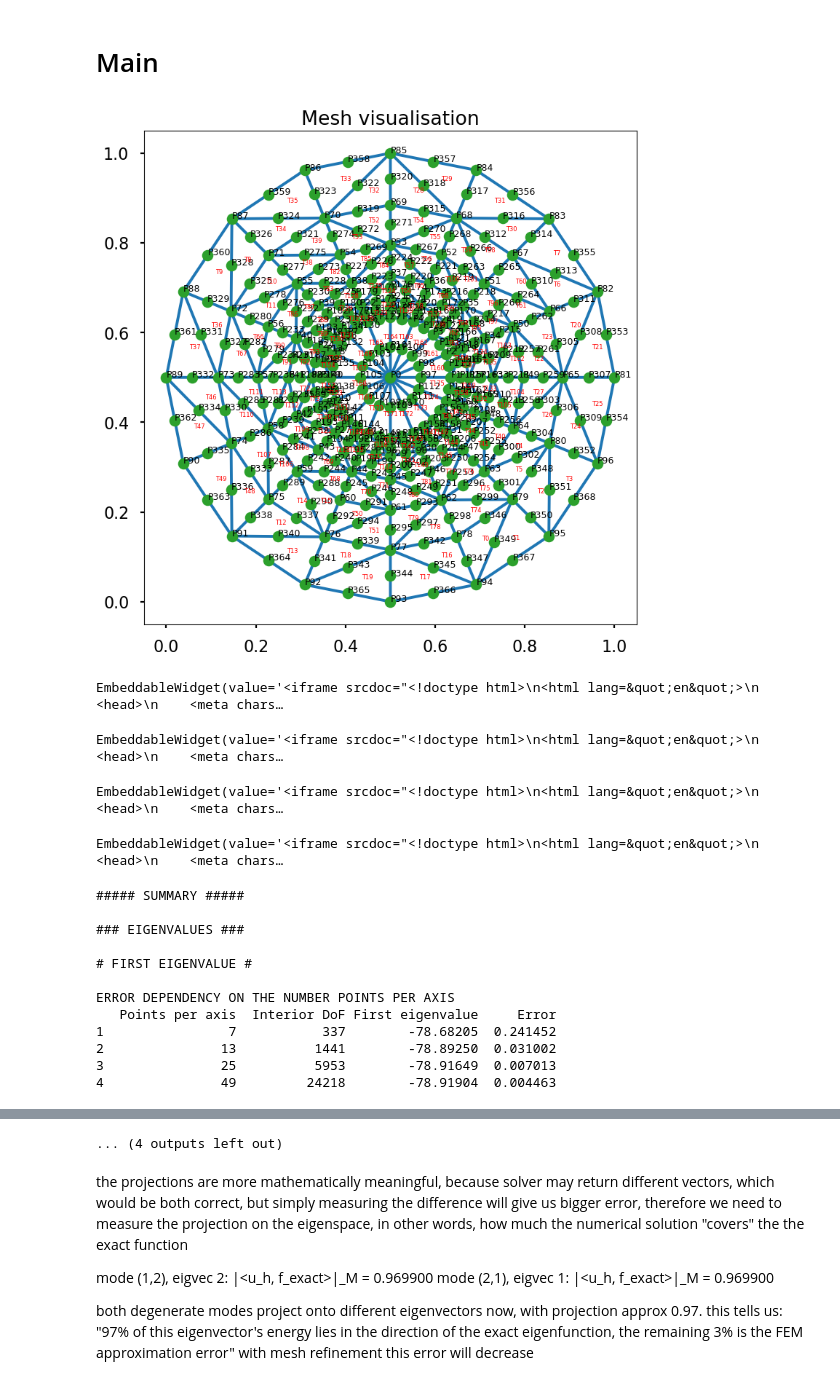
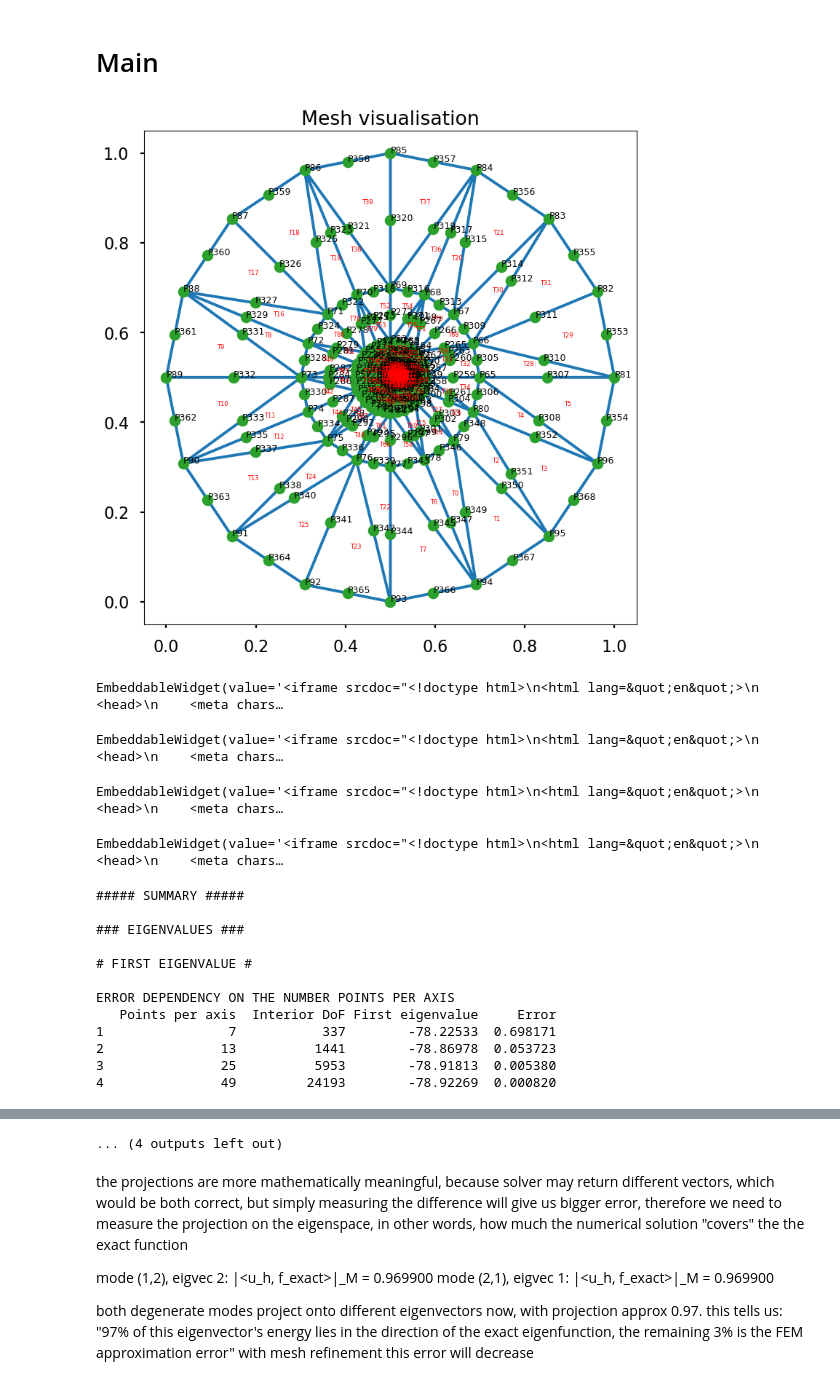
Before and after one commit to Lio0King/Finite-Element-approximation-of-the-elliptic-eigenvalue-problems, a Jupyter notebook: 2D FEM_P2_elem.ipynb, the cells around one changed output, grey strips where cells are left out. Drawn from its saved outputs; the diff is of its cells as text; code cells hidden in the pictures.

```diff
--- a/2D FEM_P2_elem.ipynb
+++ b/2D FEM_P2_elem.ipynb
@@ -1787,9 +1787,10 @@ def coulomb_potential(x, y, Z=10, x0=0.5, y0=0.5, epsilon=1e-2):
 # %% [markdown]
 Convert Cartesian coordinates to polar and solve FEM on the disk, because thsi problem is defined in the polar coordinates therefore we need to use the disk to have a valid solution
 # %%
-def generate_disk_mesh(n_radial, n_angular, R=0.5, ratio=1.3):
+def generate_disk_mesh(n_radial, n_angular, R=0.5, r_min=1e-3):
        # instead of using cubics to increase the number of points near the nucleus we will geometric spacing:
        # each ring is 'ratio' times farther out than the last
+       ratio = (R / r_min)**(1 / (n_radial - 1))
        r = R / ratio**np.arange(n_radial-1, -1, -1)
        r[0] = 0 # first ring is the centre itself
        theta = np.linspace(0, 2*np.pi, n_angular, endpoint=False)
@@ -2070,7 +2071,8 @@ grad_phi_func, phi_func, potential=None, omega=None, coulomb=False, n_angular=No
        # generate mesh and split it into triangles
        if coulomb: # because we are creating mesh on the disk
               h = R / (n_points - 1)
-              domain, triangles = generate_disk_mesh(n_radial=n_points, n_angular=n_angular, R=R)
+              epsilon = 1e-2
+              domain, triangles = generate_disk_mesh(n_radial=n_points, n_angular=n_angular, R=R, r_min=epsilon/5) # the r_min will remove the near-centre lag as variable, which the fixed ratio=1.3 has
 
        else:
               h = 1 / (n_points - 1)
@@ -2305,12 +2307,22 @@ eigf_23_H1_errors = np.array(eigf_23_H1_errors)
 
 
 ### Global convergence rates
-p_global_eigval = np.nanmean(conv_table["Rate of convergence"].tolist()[1:])
-p_global_23_eigval = np.nanmean(conv_23_table["Rate of convergence"].tolist()[1:])
-p_global_L2_eigf = np.nanmean(eigf_L2_conv_table["Rate of convergence"].tolist()[1:])
-p_global_proj_23_eigf = np.nanmean(eigf_23_proj_conv_table["Rate of convergence"].tolist()[2:])
-p_global_H1_1_eigf = np.nanmean(eigf_1_H1_conv_table["Rate of convergence"].tolist()[2:])
-p_global_H1_23_eigf = np.nanmean(eigf_23_H1_conv_table["Rate of convergence"].tolist()[2:])
+#p_global_eigval = np.nanmean(conv_table["Rate of convergence"].tolist()[1:])
+#p_global_23_eigval = np.nanmean(conv_23_table["Rate of convergence"].tolist()[1:])
+#p_global_L2_eigf = np.nanmean(eigf_L2_conv_table["Rate of convergence"].tolist()[1:])
+#p_global_proj_23_eigf = np.nanmean(eigf_23_proj_conv_table["Rate of convergence"].tolist()[2:])
+#p_global_H1_1_eigf = np.nanmean(eigf_1_H1_conv_table["Rate of convergence"].tolist()[2:])
+#p_global_H1_23_eigf = np.nanmean(eigf_23_H1_conv_table["Rate of convergence"].tolist()[2:])
+
+
+# global convergence rates polyfit
+p_global_eigval = np.polyfit(np.log(hs), np.log(eigval_errors), 1)[0]
+p_global_23_eigval = np.polyfit(np.log(hs), np.log(eigval_23_errors), 1)[0]
+p_global_L2_eigf = np.polyfit(np.log(hs), np.log(eigf_L2_errors), 1)[0]
+p_global_proj_23_eigf = np.polyfit(np.log(hs), np.log(eigf_23_proj_errors), 1)[0]
+p_global_H1_1_eigf = np.polyfit(np.log(hs), np.log(eigf_1_H1_errors), 1)[0]
+p_global_H1_23_eigf = np.polyfit(np.log(hs), np.log(eigf_23_H1_errors), 1)[0]
+
 
 ### SUMMARY
 print("##### SUMMARY #####")
@@ -2354,34 +2366,34 @@ print(f"\nL2 ERROR BETWEEN EXACT AND NUMERICAL EIGENFUNCTIONS\n{first_eigf_L2_er
 print(f"\nH1 ERROR BETWEEN EXACT AND NUMERICAL EIGENFUNCTIONS\n{first_eigf_H1_error_table}")
 
 plot_convergence(hs, eigf_L2_errors, base, 3.0, "Convergence of the FEM L2 Eigenfunction", "(E(L2))", p_global_L2_eigf)
 plot_convergence(hs, eigf_1_H1_errors, base, 2.0, "Convergence of the FEM H1 Eigenfunction", "(E(H1))", p_global_H1_1_eigf)
 
 # convergence rate of the eigenfucntions
 print(f"\nEIGENFUNCTION CONVERGENCE RATE TABLE (L2)\n{eigf_L2_conv_table}\n")
 print(f"\nEIGENFUNCTION CONVERGENCE RATE TABLE (H1)\n{eigf_1_H1_conv_table}\n")
 
 print(f"\nGlobal eigenfunction L2 convergence rate: {p_global_L2_eigf} (expected 3.0)")
 print(f"\nGlobal eigenfunction H1 convergence rate: {p_global_H1_1_eigf} (expected 2.0)")
 
 print()
 print("# DEGENERATE (REPEATED) EIGENFUNCTIONS #")
 
 print(f"\nPROJECTION ERROR BETWEEN EXACT AND SECOND/THIRD NUMERICAL EIGENFUNCTIONS\n{eigf_23_proj_error_table}")
 print(f"\nH1 ERROR BETWEEN EXACT AND SECOND/THIRD NUMERICAL EIGENFUNCTIONS\n{eigf_23_H1_error_table}")
 
 # have to use hs[1:] and errors[1:] since the coarse mesh porduces nan in the error, because it doesnt have the degenerate eigenfunctions, therefore needs to be skipped
 plot_convergence(hs[1:], eigf_23_proj_errors[1:], base, 3.0, "Convergence of the degenerate FEM Projected Eigenfunction", "(E(proj))", p_global_proj_23_eigf)
 plot_convergence(hs[1:], eigf_23_H1_errors[1:], base, 2.0, "Convergence of the degenerate FEM H1 Eigenfunction", "(E(H1))", p_global_H1_23_eigf)
 
 
 # convergence rate of the eigenfucntions
 print(f"\nSECOND-THIRD EIGENFUNCTION CONVERGENCE RATE TABLE (Projection)\n{eigf_23_proj_conv_table}\n")
 print(f"\nSECOND-THIRD EIGENFUNCTION CONVERGENCE RATE TABLE (H1)\n{eigf_23_H1_conv_table}\n")
 
 print(f"\nGlobal eigenfunction projection convergence rate: {p_global_proj_23_eigf} (expected 3.0)")
 print(f"\nGlobal eigenfunction H1 convergence rate: {p_global_H1_23_eigf} (expected 2.0)")
 # %% [output]
-[figure, old version]
+[figure, new version]
 EmbeddableWidget(value='<iframe srcdoc="<!doctype html>\n<html lang=&quot;en&quot;>\n  <head>\n    <meta chars…
 EmbeddableWidget(value='<iframe srcdoc="<!doctype html>\n<html lang=&quot;en&quot;>\n  <head>\n    <meta chars…
 EmbeddableWidget(value='<iframe srcdoc="<!doctype html>\n<html lang=&quot;en&quot;>\n  <head>\n    <meta chars…
@@ -2394,7 +2406,7 @@ EmbeddableWidget(value='<iframe srcdoc="<!doctype html>\n<html lang=&quot;en&quo
 
 ERROR DEPENDENCY ON THE NUMBER POINTS PER AXIS
    Points per axis  Interior DoF First eigenvalue     Error
-1                7           337        -78.68205  0.241452
-2               13          1441        -78.89250  0.031002
-3               25          5953        -78.91649  0.007013
-4               49         24218        -78.91904  0.004463
+1                7           337        -78.22533  0.698171
+2               13          1441        -78.86978  0.053723
+3               25          5953        -78.91813  0.005380
+4               49         24193        -78.92269  0.000820
```
Also changed, not shown: parts of 1 cell of this notebook.
